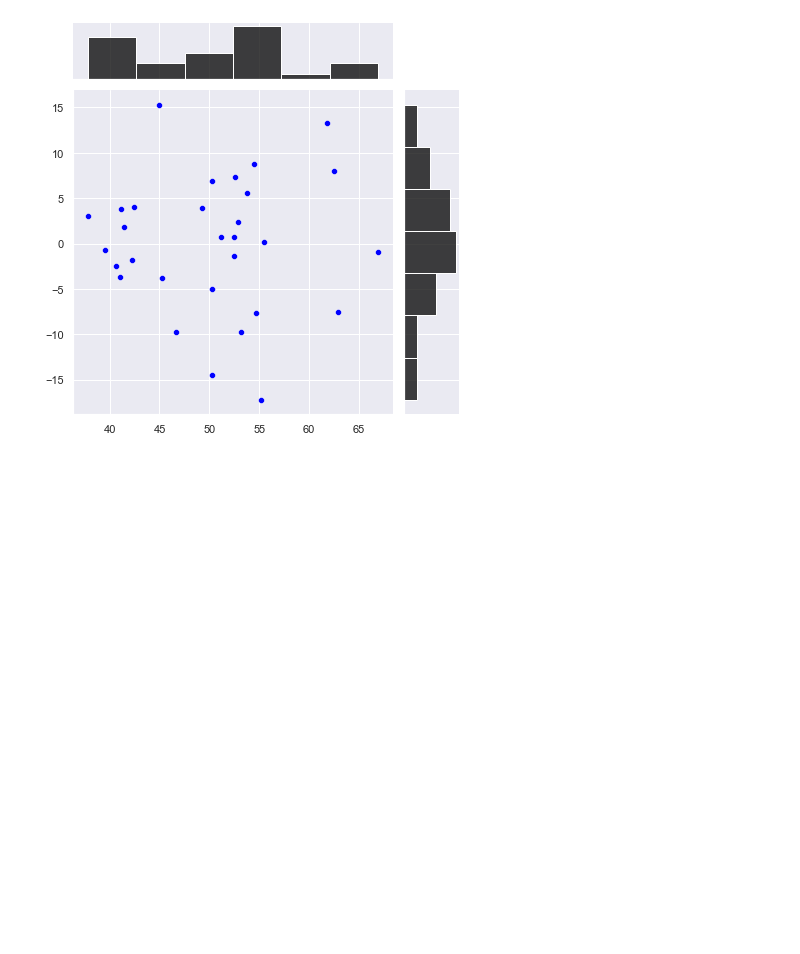
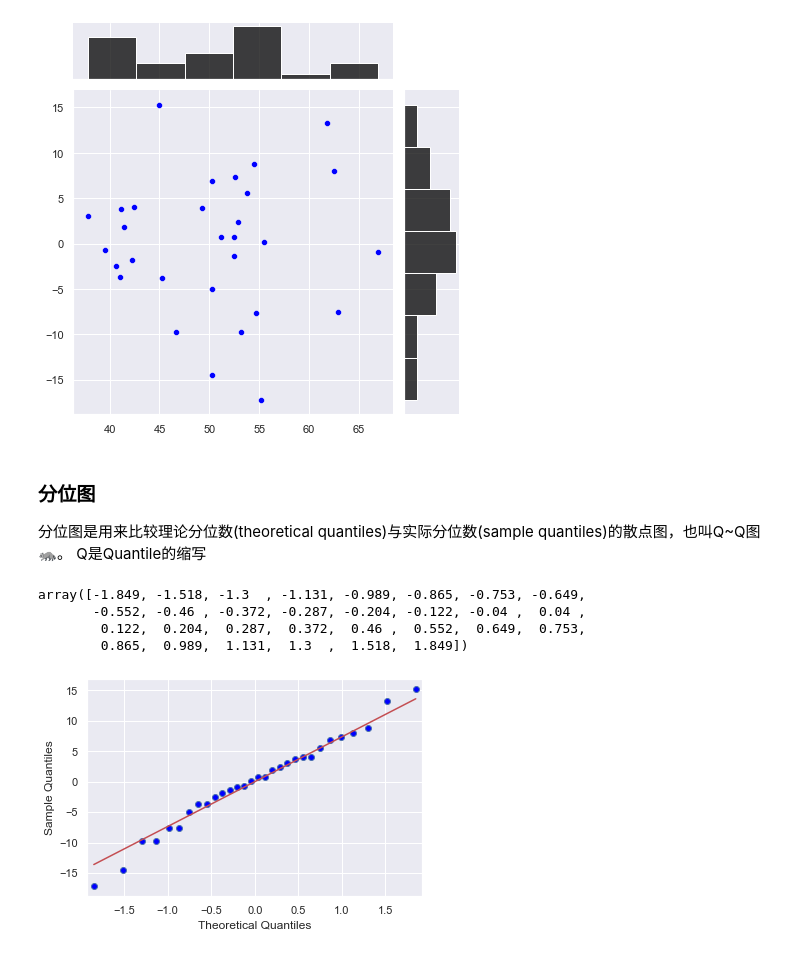
Before and after one commit to yuanzhen-lucas/mybioinfo, a Jupyter notebook: python/chapter5_python进行数据分析.ipynb, the cells around one changed output. Drawn from its saved outputs; the diff is of its cells as text; code cells hidden in the pictures; blank space fills up the shorter version.

```diff
--- a/python/chapter5_python进行数据分析.ipynb
+++ b/python/chapter5_python进行数据分析.ipynb
@@ -158,3 +158,24 @@ sns.jointplot(in_model.fittedvalues, resid,
 <seaborn.axisgrid.JointGrid at 0x...>
 [figure]
 [figure]
+# %% [markdown]
+### 分位图
+分位图是用来比较理论分位数(theoretical quantiles)与实际分位数(sample quantiles)的散点图，也叫Q~Q图🦝。
+Q是Quantile的缩写
+# %%
+fig = sm.qqplot(resid, line = "s")
+resid_sort = resid.sort_values()
+resid_sort.head()
+
+# 这里可以看到分位图的
+nobs = len(resid_sort)
+cdf = np.arange(1, nobs + 1) / (nobs + 1)
+cdf
+ppf = stats.norm.ppf(cdf)
+ppf
+# %% [output]
+array([-1.849, -1.518, -1.3  , -1.131, -0.989, -0.865, -0.753, -0.649,
+       -0.552, -0.46 , -0.372, -0.287, -0.204, -0.122, -0.04 ,  0.04 ,
+        0.122,  0.204,  0.287,  0.372,  0.46 ,  0.552,  0.649,  0.753,
+        0.865,  0.989,  1.131,  1.3  ,  1.518,  1.849])
+[figure, added]
```
Also changed, not shown: parts of 1 cell of this notebook.
